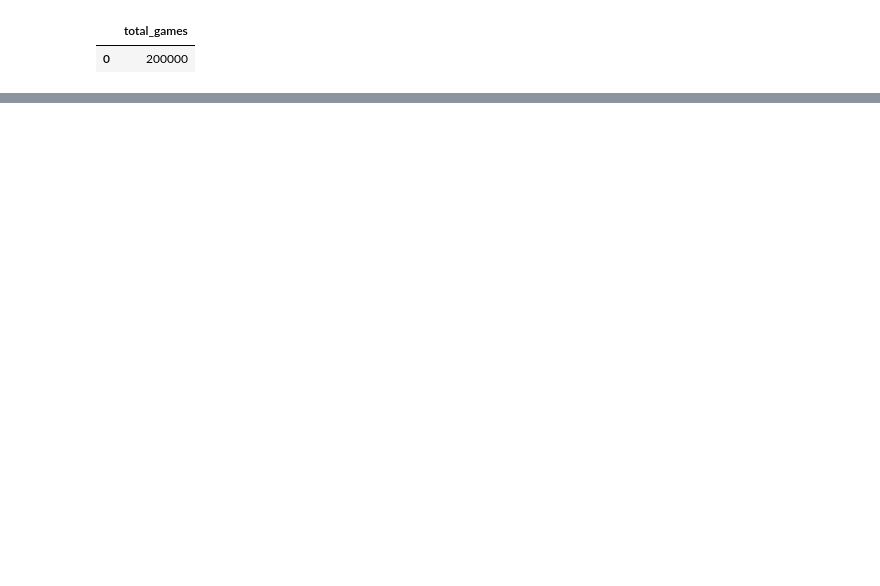
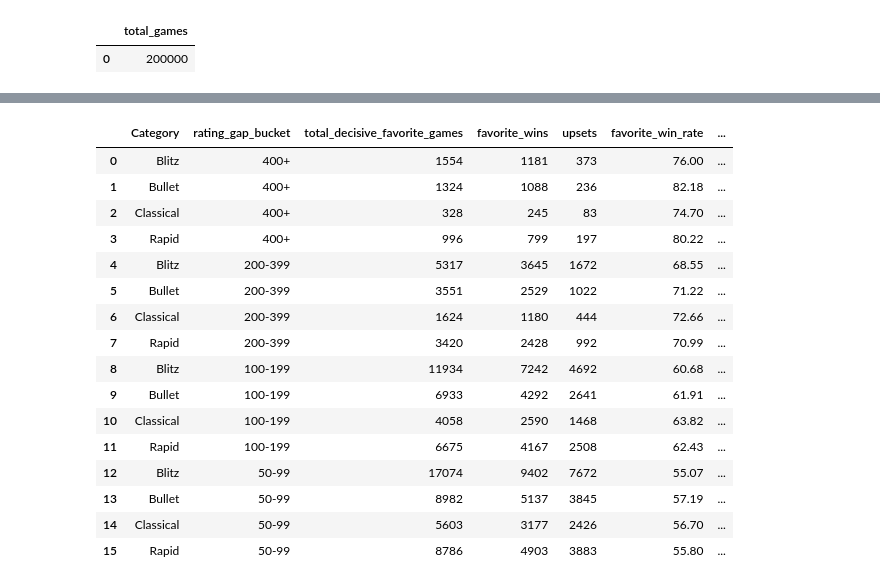
Before and after one commit to hafezomar/lichess-game-analysis, a Jupyter notebook: notebooks/01_sql_game_analysis.ipynb, the cells around one changed output, grey strips where cells are left out. Saved outputs shown, nothing was run; the diff lists cells and outputs as text; code cells hidden in the pictures; blank space fills up the shorter version.

```diff
--- a/notebooks/01_sql_game_analysis.ipynb
+++ b/notebooks/01_sql_game_analysis.ipynb
@@ -37,6 +37,9 @@ games_df = pd.read_csv(PROCESSED_FILE)
 
 conn = sqlite3.connect(DB_PATH)
 
+def run_query(query):
+    return pd.read_sql_query(query, conn)
+
 games_df.to_sql("games", conn, if_exists="replace", index=False)
 
 pd.set_option("display.max_columns", None)
@@ -58,0 +370,73 @@ conn
+# %%
+rating_gap_bucket_by_category_query = """
+WITH category_rating_gap_outcomes AS (
+	SELECT
+		g.Category,
+		CASE
+			WHEN abs_rating_diff BETWEEN 50 AND 99 THEN '50-99'
+			WHEN abs_rating_diff BETWEEN 100 AND 199 THEN '100-199'
+			WHEN abs_rating_diff BETWEEN 200 AND 399 THEN '200-399'
+			ELSE '400+'
+		END AS rating_gap_bucket,
+		COUNT(*) AS total_decisive_favorite_games,
+		SUM(CASE
+				WHEN (g.rating_favorite = 'White favorite' AND g.winner = 'White')
+				OR (g.rating_favorite = 'Black favorite' AND g.winner = 'Black')
+				THEN 1
+				ELSE 0
+			END) AS favorite_wins,
+		SUM(CASE
+				WHEN (g.rating_favorite = 'Black favorite' AND g.winner = 'White')
+				OR (g.rating_favorite = 'White favorite' AND g.winner = 'Black')
+				THEN 1
+				ELSE 0
+			END) AS upsets
+	FROM games AS g
+	WHERE g.winner IN ('White', 'Black')
+		AND g.rating_favorite IN ('White favorite', 'Black favorite')
+	GROUP BY
+		rating_gap_bucket,
+		g.Category
+
+)
+
+SELECT
+	crgo.Category,
+	crgo.rating_gap_bucket,
+	crgo.total_decisive_favorite_games,
+	crgo.favorite_wins,
+	crgo.upsets,
+	ROUND(crgo.favorite_wins * 100.0 / crgo.total_decisive_favorite_games, 2) AS favorite_win_rate,
+	ROUND(crgo.upsets * 100.0 / crgo.total_decisive_favorite_games, 2) AS upset_rate
+FROM category_rating_gap_outcomes AS crgo
+ORDER BY
+    CASE crgo.rating_gap_bucket
+        WHEN '400+' THEN 4
+        WHEN '200-399' THEN 3
+        WHEN '100-199' THEN 2
+        WHEN '50-99' THEN 1
+    END DESC,
+    crgo.Category;
+"""
+
+rating_gap_bucket_by_category_df = run_query(rating_gap_bucket_by_category_query)
+
+rating_gap_bucket_by_category_df
+# %% [output]
+|  | Category | rating_gap_bucket | total_decisive_favorite_games | favorite_wins | upsets | favorite_win_rate | ... |
+| 0 | Blitz | 400+ | 1554 | 1181 | 373 | 76.00 | ... |
+| 1 | Bullet | 400+ | 1324 | 1088 | 236 | 82.18 | ... |
+| 2 | Classical | 400+ | 328 | 245 | 83 | 74.70 | ... |
+| 3 | Rapid | 400+ | 996 | 799 | 197 | 80.22 | ... |
+| 4 | Blitz | 200-399 | 5317 | 3645 | 1672 | 68.55 | ... |
+| 5 | Bullet | 200-399 | 3551 | 2529 | 1022 | 71.22 | ... |
+| 6 | Classical | 200-399 | 1624 | 1180 | 444 | 72.66 | ... |
+| 7 | Rapid | 200-399 | 3420 | 2428 | 992 | 70.99 | ... |
+| 8 | Blitz | 100-199 | 11934 | 7242 | 4692 | 60.68 | ... |
+| 9 | Bullet | 100-199 | 6933 | 4292 | 2641 | 61.91 | ... |
+| 10 | Classical | 100-199 | 4058 | 2590 | 1468 | 63.82 | ... |
+| 11 | Rapid | 100-199 | 6675 | 4167 | 2508 | 62.43 | ... |
+| 12 | Blitz | 50-99 | 17074 | 9402 | 7672 | 55.07 | ... |
+| 13 | Bullet | 50-99 | 8982 | 5137 | 3845 | 57.19 | ... |
+| 14 | Classical | 50-99 | 5603 | 3177 | 2426 | 56.70 | ... |
+| 15 | Rapid | 50-99 | 8786 | 4903 | 3883 | 55.80 | ... |
```
Also changed, not shown: parts of 27 cells of this notebook, 3 other files.
